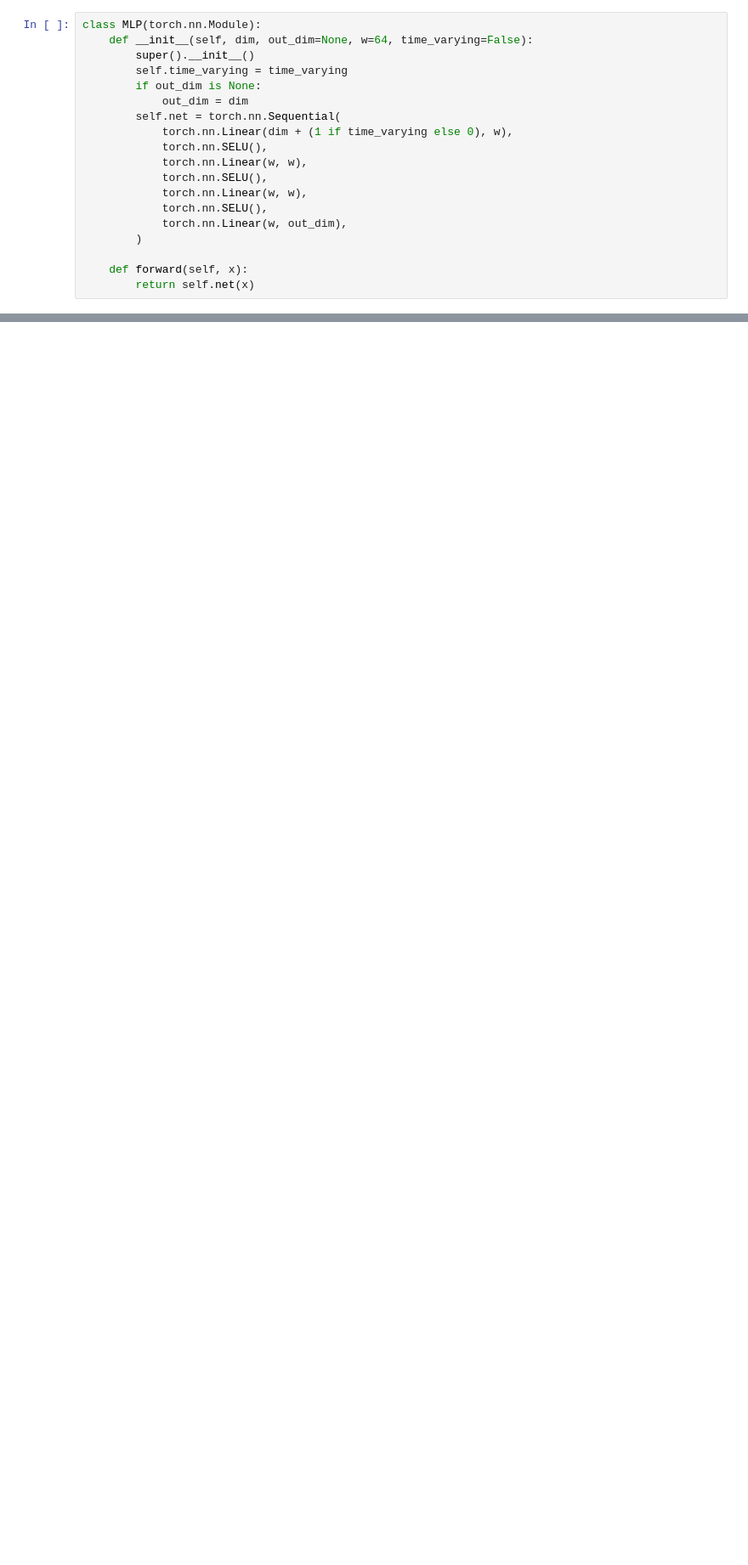
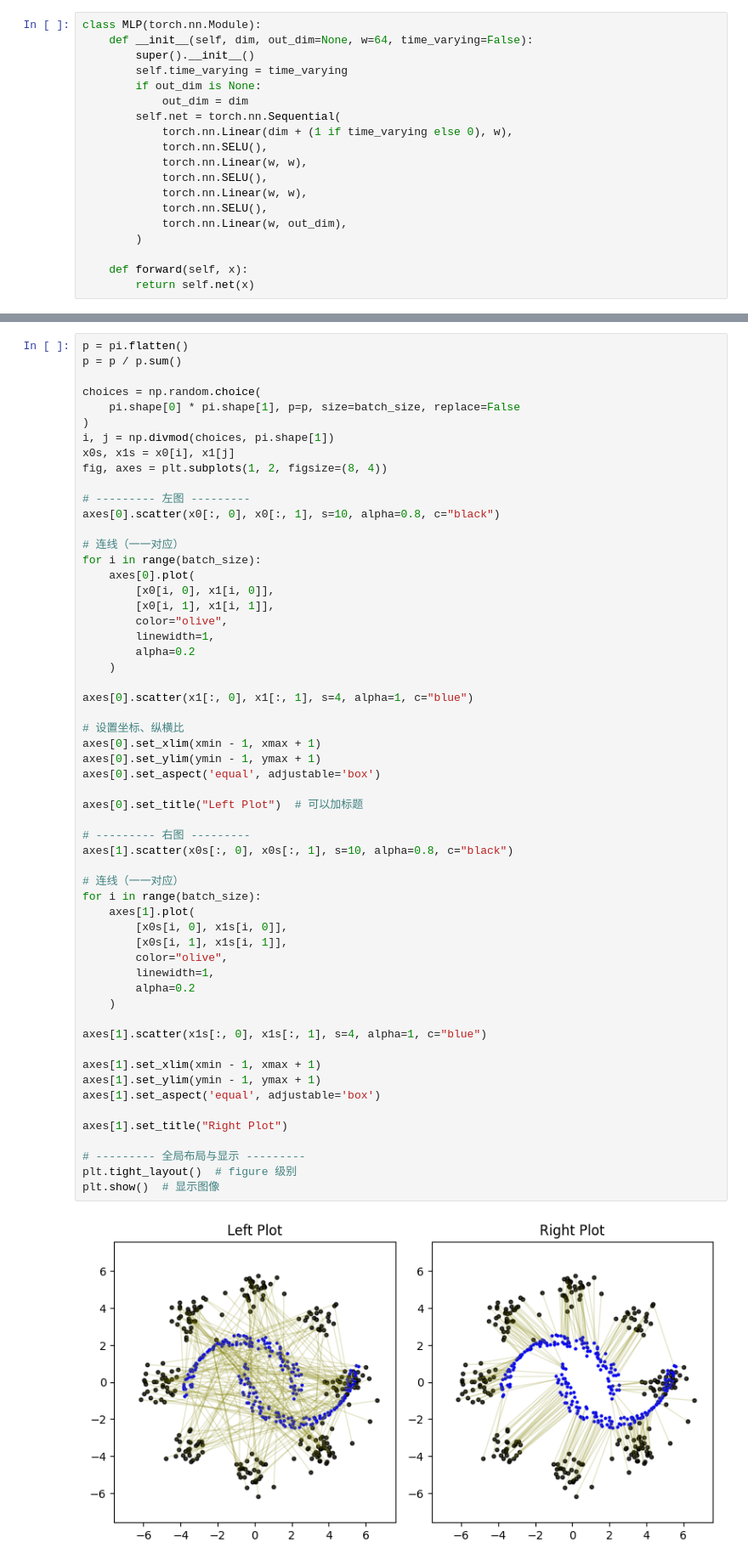
Before and after one commit to sianhou/DGM, a Jupyter notebook: test1.ipynb, the cells around one changed output, grey strips where cells are left out. Shown at 85% size. Drawn from its saved outputs; the diff is of its cells as text; blank space fills up the shorter version.

```diff
--- a/test1.ipynb
+++ b/test1.ipynb
@@ -272,0 +329,59 @@ Wall time: 3min 32s
+# %%
+p = pi.flatten()
+p = p / p.sum()
+
+choices = np.random.choice(
+    pi.shape[0] * pi.shape[1], p=p, size=batch_size, replace=False
+)
+i, j = np.divmod(choices, pi.shape[1])
+x0s, x1s = x0[i], x1[j]
+fig, axes = plt.subplots(1, 2, figsize=(8, 4))
+
+# --------- 左图 ---------
+axes[0].scatter(x0[:, 0], x0[:, 1], s=10, alpha=0.8, c="black")
+
+# 连线（一一对应）
+for i in range(batch_size):
+    axes[0].plot(
+        [x0[i, 0], x1[i, 0]],
+        [x0[i, 1], x1[i, 1]],
+        color="olive",
+        linewidth=1,
+        alpha=0.2
+    )
+
+axes[0].scatter(x1[:, 0], x1[:, 1], s=4, alpha=1, c="blue")
+
+# 设置坐标、纵横比
+axes[0].set_xlim(xmin - 1, xmax + 1)
+axes[0].set_ylim(ymin - 1, ymax + 1)
+axes[0].set_aspect('equal', adjustable='box')
+
+axes[0].set_title("Left Plot")  # 可以加标题
+
+# --------- 右图 ---------
+axes[1].scatter(x0s[:, 0], x0s[:, 1], s=10, alpha=0.8, c="black")
+
+# 连线（一一对应）
+for i in range(batch_size):
+    axes[1].plot(
+        [x0s[i, 0], x1s[i, 0]],
+        [x0s[i, 1], x1s[i, 1]],
+        color="olive",
+        linewidth=1,
+        alpha=0.2
+    )
+
+axes[1].scatter(x1s[:, 0], x1s[:, 1], s=4, alpha=1, c="blue")
+
+axes[1].set_xlim(xmin - 1, xmax + 1)
+axes[1].set_ylim(ymin - 1, ymax + 1)
+axes[1].set_aspect('equal', adjustable='box')
+
+axes[1].set_title("Right Plot")
+
+# --------- 全局布局与显示 ---------
+plt.tight_layout()  # figure 级别
+plt.show()  # 显示图像
+# %% [output]
+[figure, added]
```
Also changed, not shown: parts of 6 cells of this notebook, 1 other file.
